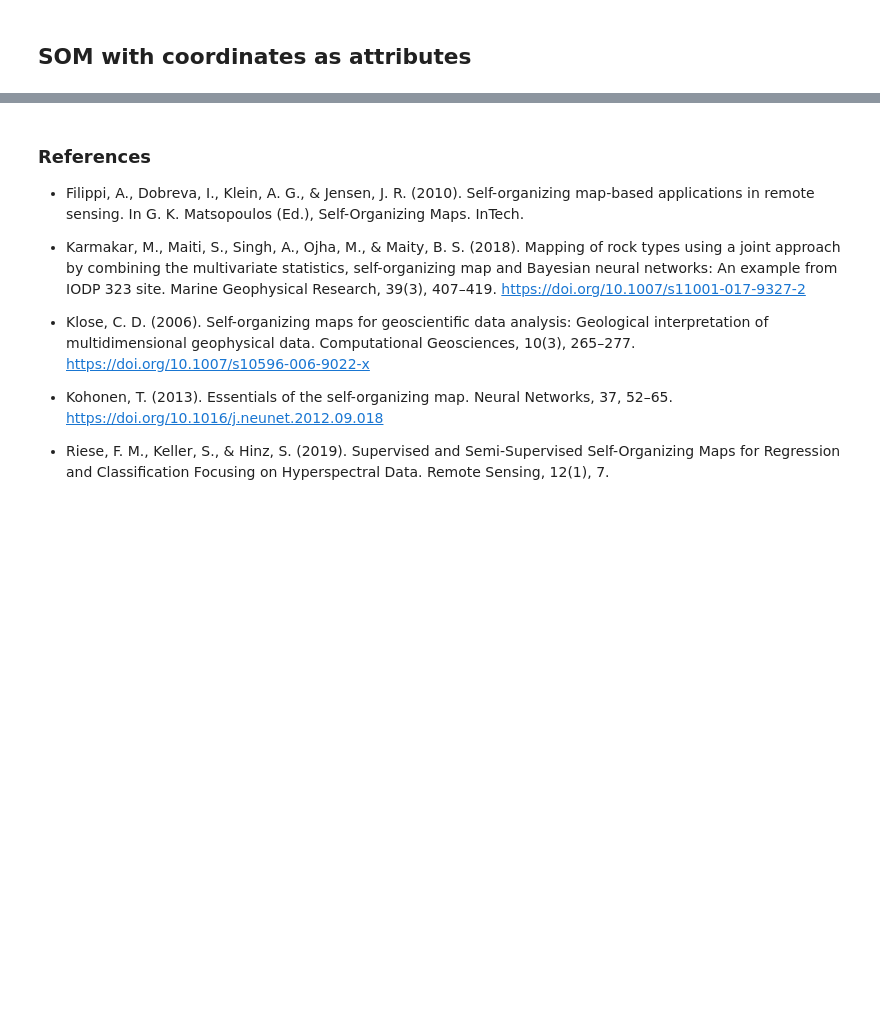
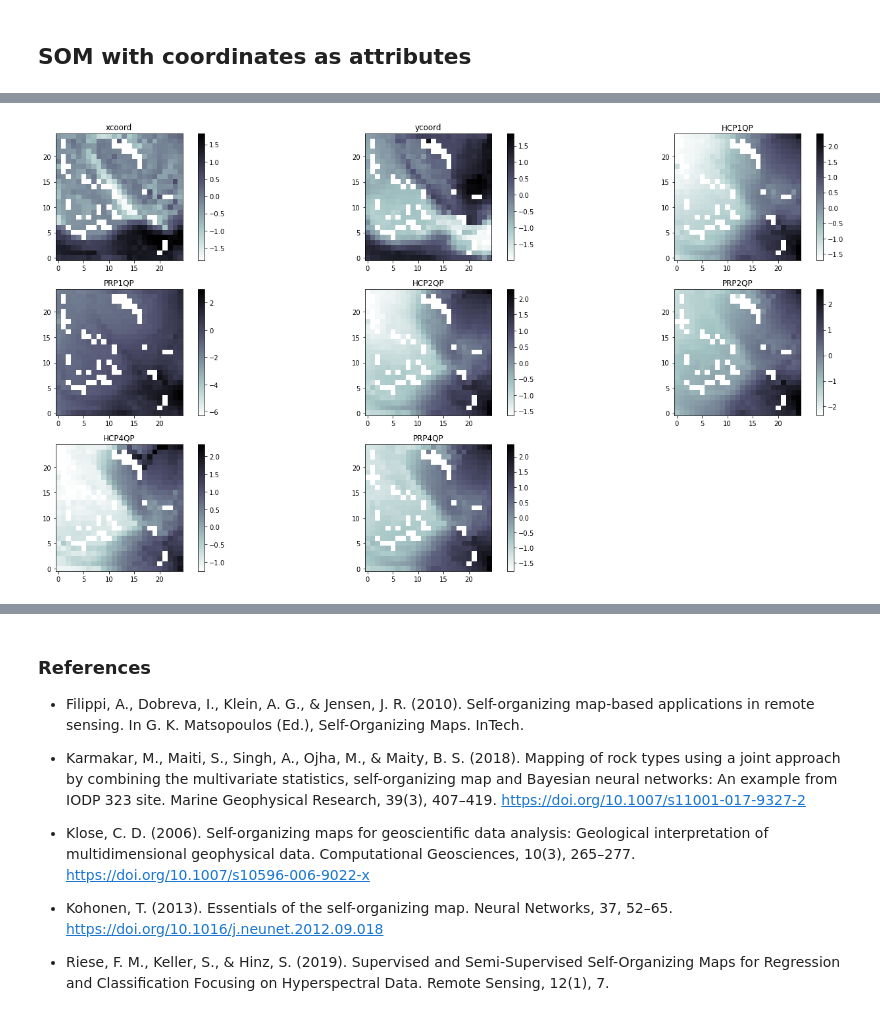
Before and after one commit to drdebivre/Thesis_EMIclass, a Jupyter notebook: 4.SOM.ipynb, the cells around one changed output, grey strips where cells are left out. Cells and saved outputs as stored; diff of their text form; code cells hidden in the pictures; blank space fills up the shorter version.

```diff
--- a/4.SOM.ipynb
+++ b/4.SOM.ipynb
@@ -233,0 +255,35 @@ df_std = pd.DataFrame(prep.StandardScaler().fit_transform(df_nona))
+# %%
+winners = []
+
+for k in range(SOM_stdxy.shape[0]):
+    winners.append(somxy.winner(SOM_stdxy[k]))  #Stores the grid coord of the winner for each observation as a tuple
+
+
+grid_coded = np.array(range(625)).reshape(25,25)    # For practical reasons, number the nodes on the grid from 0 to 624
+df_codes = pd.DataFrame(grid_coded.reshape(625,))
+
+df_stdxy['winner code'] = np.array([grid_coded[i] for i in winners]) #With each raster value we associate the code of its winner
+grouped = df_stdxy.groupby('winner code')
+SOMa = grouped.mean() # Calculate the avg value of observations with same 'winner' node.
+SOM_avgs = pd.concat([SOMa, df_codes], axis=1)
+xyvars_vec = np.array(['xcoord', 'ycoord', 'HCP1QP', 'PRP1QP', 'HCP2QP', 'PRP2QP', 'HCP4QP', 'PRP4QP'], dtype=np.dtype(object))
+cols = np.concatenate([xyvars_vec, np.array(['winner code'])])
+SOM_avgs.columns = cols
+
+i = 0
+avgs_grid = np.empty((25,25,8))
+for var in xyvars_vec:
+    avgs_grid[:,:,i] = np.array(SOM_avgs[var]).reshape(25,25)   # Transform the columns of avgs to a 25x25 grid
+    i += 1
+
+fig = plt.figure(figsize=(20,10))
+
+for i in range(1,9):
+    ax = fig.add_subplot(3,3,i)
+    ax.set_title(xyvars_vec[i-1])
+    pc = ax.imshow(avgs_grid[:,:,i-1], cmap='bone_r', origin='lower')
+    fig.colorbar(pc, ax=ax, orientation='vertical')
+
+plt.tight_layout()
+# %% [output]
+[figure, added]
```
Also changed, not shown: parts of 9 cells of this notebook.
